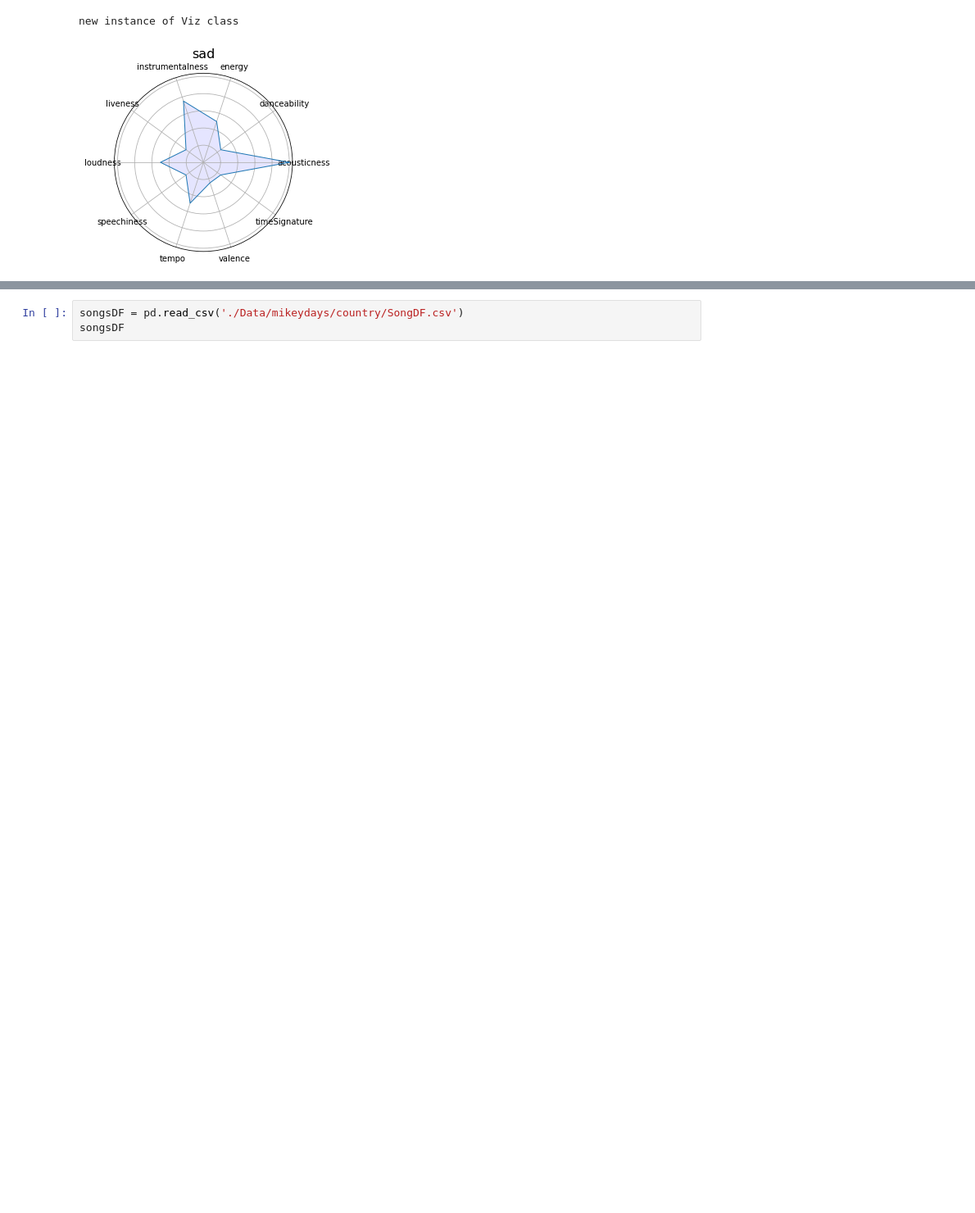
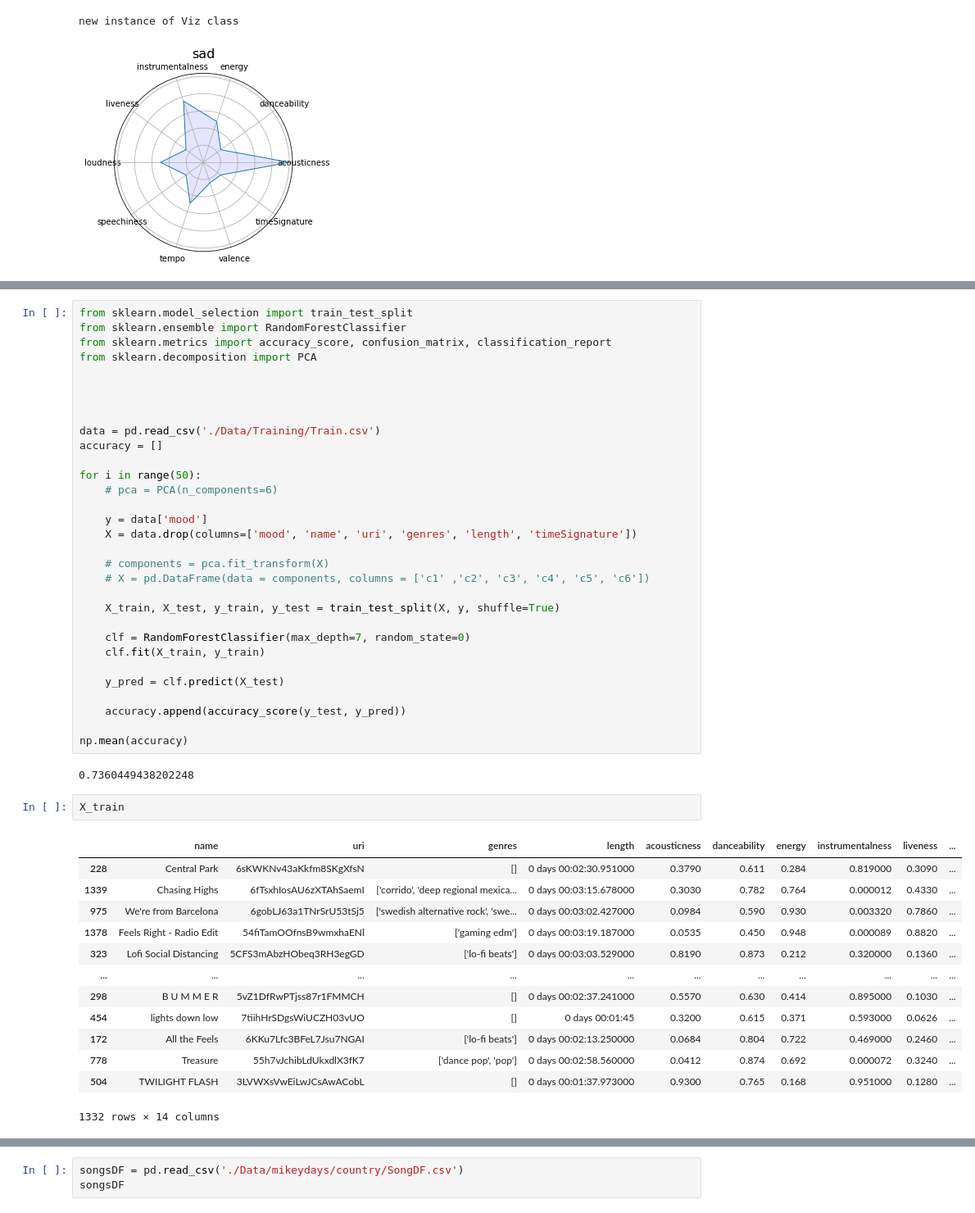
Before and after one commit to michaelmoschitto/AISongRecommender, a Jupyter notebook: AISongRecommenderMike.ipynb, the cells around one changed output, grey strips where cells are left out. Shown at 82% size. Saved outputs shown, nothing was run; the diff lists cells and outputs as text; blank space fills up the shorter version.

Commit message:
initial model try, Random Forest Classification with PCA accurate to about 73%

```diff
--- a/AISongRecommenderMike.ipynb
+++ b/AISongRecommenderMike.ipynb
@@ -514,0 +525,49 @@ viz.createSpider(avgMoods, 3, 0, new_ax, 3, True).show()
+# %%
+from sklearn.model_selection import train_test_split
+from sklearn.ensemble import RandomForestClassifier
+from sklearn.metrics import accuracy_score, confusion_matrix, classification_report
+from sklearn.decomposition import PCA
+
+
+
+
+data = pd.read_csv('./Data/Training/Train.csv')
+accuracy = []
+
+for i in range(50):
+    # pca = PCA(n_components=6)
+
+    y = data['mood']
+    X = data.drop(columns=['mood', 'name', 'uri', 'genres', 'length', 'timeSignature'])
+
+    # components = pca.fit_transform(X)
+    # X = pd.DataFrame(data = components, columns = ['c1' ,'c2', 'c3', 'c4', 'c5', 'c6'])
+
+    X_train, X_test, y_train, y_test = train_test_split(X, y, shuffle=True)
+
+    clf = RandomForestClassifier(max_depth=7, random_state=0)
+    clf.fit(X_train, y_train)
+
+    y_pred = clf.predict(X_test)
+
+    accuracy.append(accuracy_score(y_test, y_pred))
+
+np.mean(accuracy)
+# %% [output]
+0.7360449438202248
+# %%
+X_train
+# %% [output]
+|  | name | uri | genres | length | acousticness | danceability | energy | instrumentalness | liveness | ... |
+| 228 | Central Park | 6sKWKNv43aKkfm8SKgXfsN | [] | 0 days 00:02:30.951000 | 0.3790 | 0.611 | 0.284 | 0.819000 | 0.3090 | ... |
+| 1339 | Chasing Highs | 6fTsxhIosAU6zXTAhSaemI | ['corrido', 'deep regional mexica... | 0 days 00:03:15.678000 | 0.3030 | 0.782 | 0.764 | 0.000012 | 0.4330 | ... |
+| 975 | We're from Barcelona | 6gobLJ63a1TNrSrU53tSj5 | ['swedish alternative rock', 'swe... | 0 days 00:03:02.427000 | 0.0984 | 0.590 | 0.930 | 0.003320 | 0.7860 | ... |
+| 1378 | Feels Right - Radio Edit | 54fiTamOOfnsB9wmxhaENl | ['gaming edm'] | 0 days 00:03:19.187000 | 0.0535 | 0.450 | 0.948 | 0.000089 | 0.8820 | ... |
+| 323 | Lofi Social Distancing | 5CFS3mAbzHObeq3RH3egGD | ['lo-fi beats'] | 0 days 00:03:03.529000 | 0.8190 | 0.873 | 0.212 | 0.320000 | 0.1360 | ... |
+| ... | ... | ... | ... | ... | ... | ... | ... | ... | ... | ... |
+| 298 | B U M M E R | 5vZ1DfRwPTjss87r1FMMCH | [] | 0 days 00:02:37.241000 | 0.5570 | 0.630 | 0.414 | 0.895000 | 0.1030 | ... |
+| 454 | lights down low | 7tiihHrSDgsWiUCZH03vUO | [] | 0 days 00:01:45 | 0.3200 | 0.615 | 0.371 | 0.593000 | 0.0626 | ... |
+| 172 | All the Feels | 6KKu7Lfc3BFeL7Jsu7NGAI | ['lo-fi beats'] | 0 days 00:02:13.250000 | 0.0684 | 0.804 | 0.722 | 0.469000 | 0.2460 | ... |
+| 778 | Treasure | 55h7vJchibLdUkxdlX3fK7 | ['dance pop', 'pop'] | 0 days 00:02:58.560000 | 0.0412 | 0.874 | 0.692 | 0.000072 | 0.3240 | ... |
+| 504 | TWILIGHT FLASH | 3LVWXsVwEiLwJCsAwACobL | [] | 0 days 00:01:37.973000 | 0.9300 | 0.765 | 0.168 | 0.951000 | 0.1280 | ... |
+1332 rows × 14 columns
```
Also changed, not shown: parts of 5 cells of this notebook, 2 other files.
